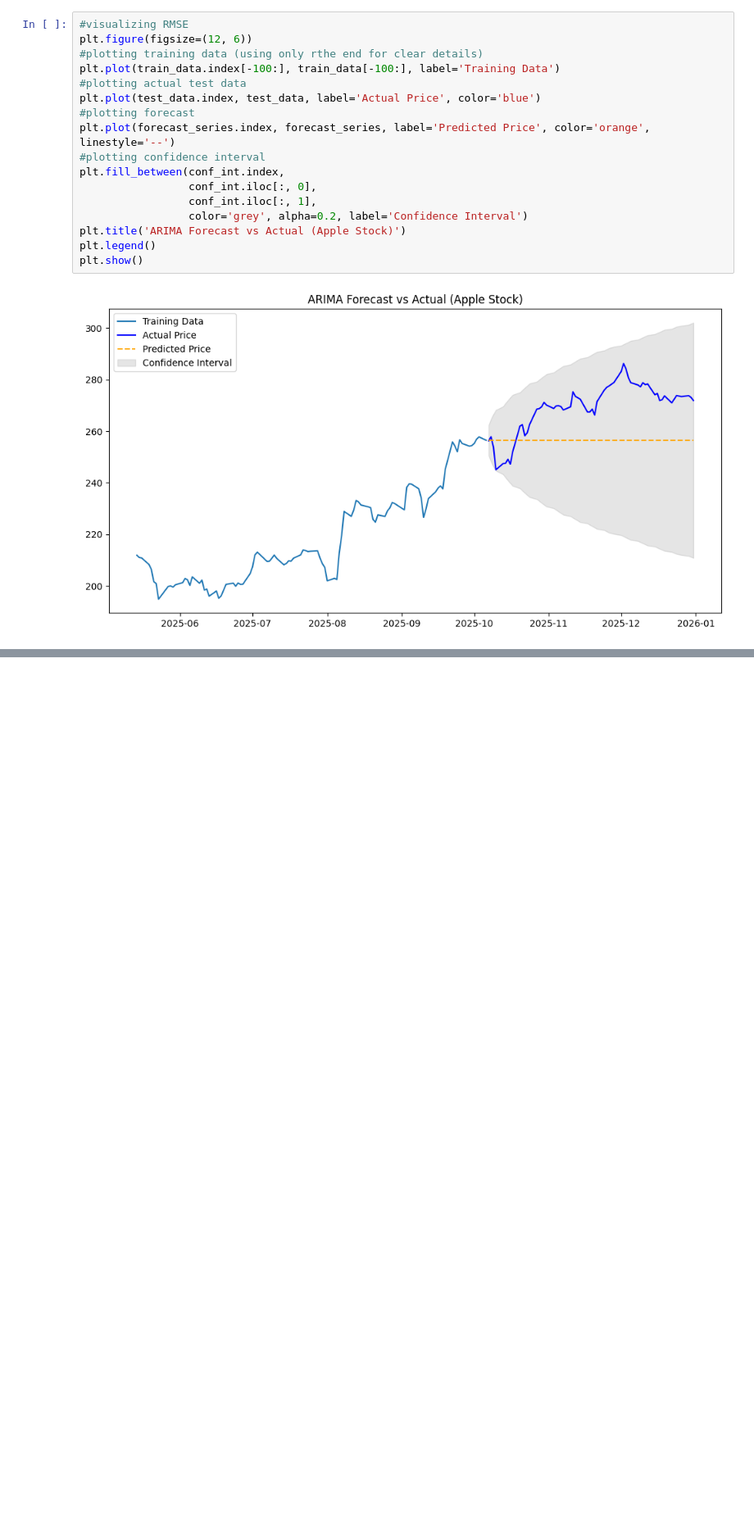
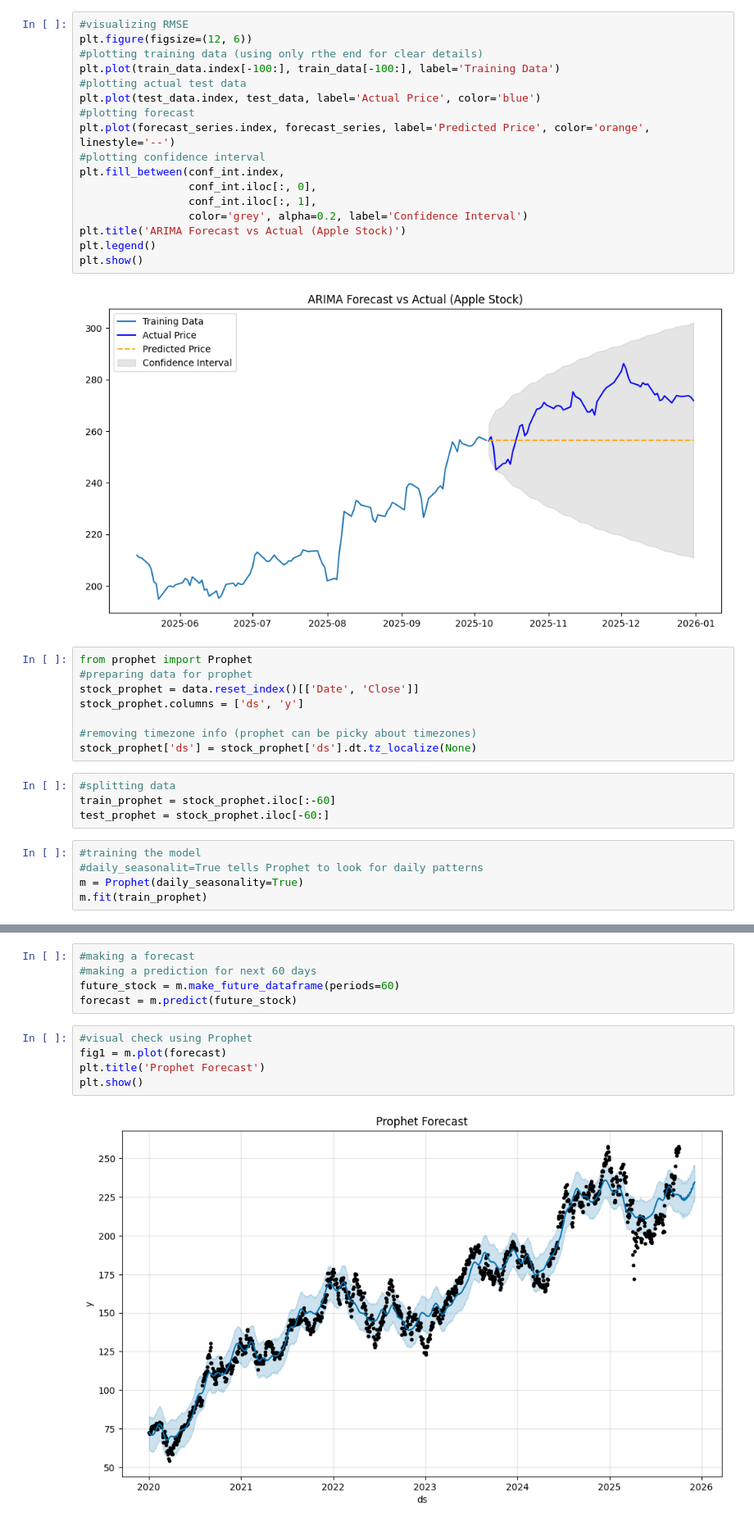
Before and after one commit to iAmPhyton/Stock-Price-Prediction, a Jupyter notebook: stock.ipynb, the cells around one changed output, grey strips where cells are left out. Shown at 82% size. Drawn from its saved outputs; the diff is of its cells as text; blank space fills up the shorter version.

Commit message:
Add files via upload
complete project work. visuals also added.

```diff
--- a/stock.ipynb
+++ b/stock.ipynb
@@ -188,3 +188,20 @@ plt.legend()
 plt.show()
 # %% [output]
 [figure]
+# %%
+from prophet import Prophet
+#preparing data for prophet
+stock_prophet = data.reset_index()[['Date', 'Close']]
+stock_prophet.columns = ['ds', 'y']
+
+#removing timezone info (prophet can be picky about timezones)
+stock_prophet['ds'] = stock_prophet['ds'].dt.tz_localize(None)
+# %%
+#splitting data
+train_prophet = stock_prophet.iloc[:-60]
+test_prophet = stock_prophet.iloc[-60:]
+# %%
+#training the model
+#daily_seasonalit=True tells Prophet to look for daily patterns
+m = Prophet(daily_seasonality=True)
+m.fit(train_prophet)
@@ -190,0 +212,12 @@ plt.show()
+# %%
+#making a forecast
+#making a prediction for next 60 days
+future_stock = m.make_future_dataframe(periods=60)
+forecast = m.predict(future_stock)
+# %%
+#visual check using Prophet
+fig1 = m.plot(forecast)
+plt.title('Prophet Forecast')
+plt.show()
+# %% [output]
+[figure, added]
```
Also changed, not shown: parts of 5 cells of this notebook, 5 other files.
